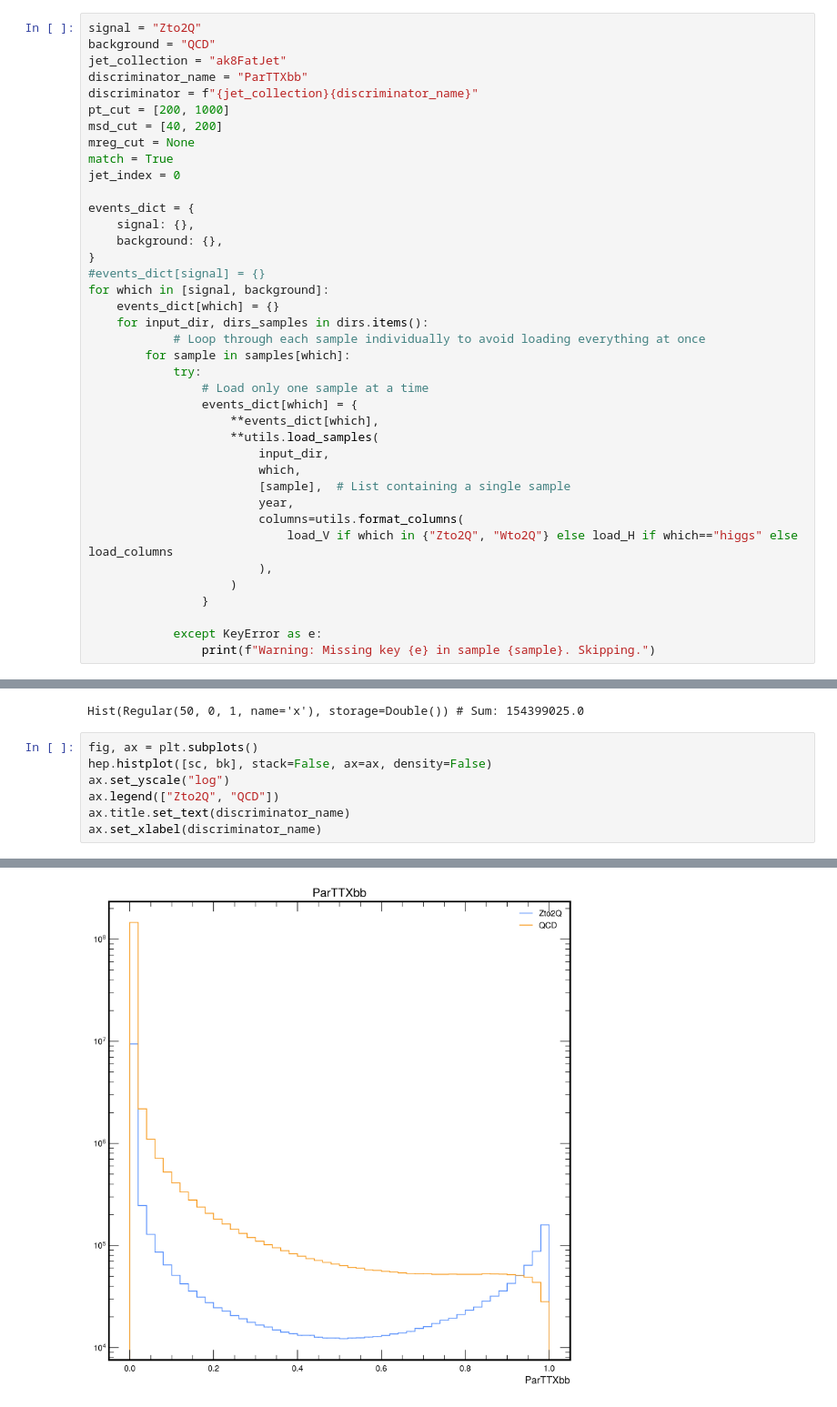
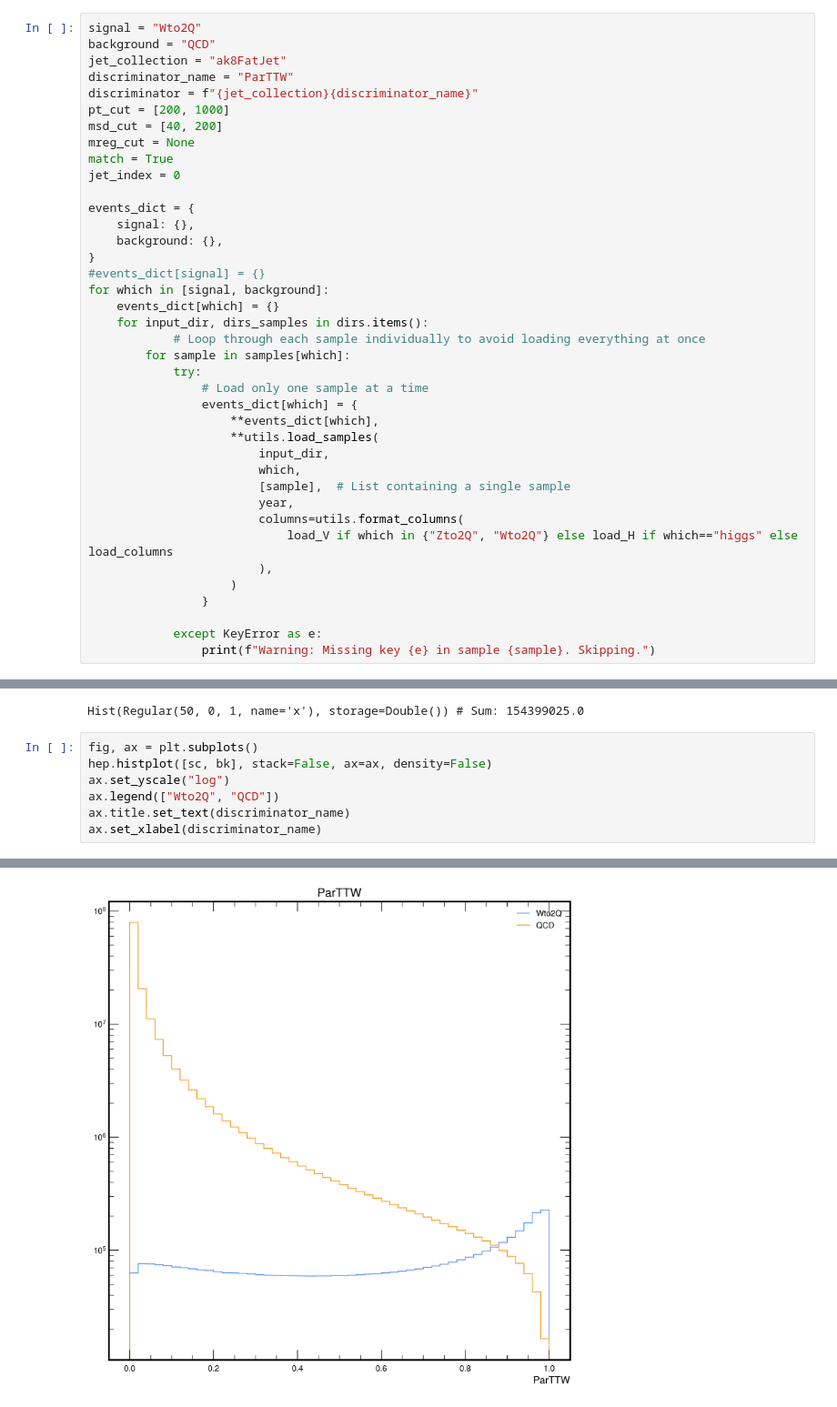
Before and after one commit to cmantill/hpt, a Jupyter notebook: ROC_curves.ipynb, the cells around one changed output, grey strips where cells are left out. Shown at 91% size. Drawn from its saved outputs; the diff is of its cells as text.

```diff
--- a/ROC_curves.ipynb
+++ b/ROC_curves.ipynb
@@ -173,10 +175,10 @@ load_H = load_columns + [
     ("bbFatJetNumBMatchedH1", 1),
     ]
 # %%
-signal = "Zto2Q"
+signal = "Wto2Q"
 background = "QCD"
 jet_collection = "ak8FatJet"
-discriminator_name = "ParTTXbb"
+discriminator_name = "ParTTW"
 discriminator = f"{jet_collection}{discriminator_name}"
 pt_cut = [200, 1000]
 msd_cut = [40, 200]
@@ -542,7 +568,7 @@ Hist(Regular(50, 0, 1, name='x'), storage=Double()) # Sum: 154399025.0
 fig, ax = plt.subplots()
 hep.histplot([sc, bk], stack=False, ax=ax, density=False)
 ax.set_yscale("log")
-ax.legend(["Zto2Q", "QCD"])
+ax.legend(["Wto2Q", "QCD"])
 ax.title.set_text(discriminator_name)
 ax.set_xlabel(discriminator_name)
 # %% [output]
@@ -550 +576 @@ Text(1, 0, 'ParTTXbb')
-[figure, old version]
+[figure, new version]
```
Also changed, not shown: parts of 10 cells of this notebook, 4 other files.
